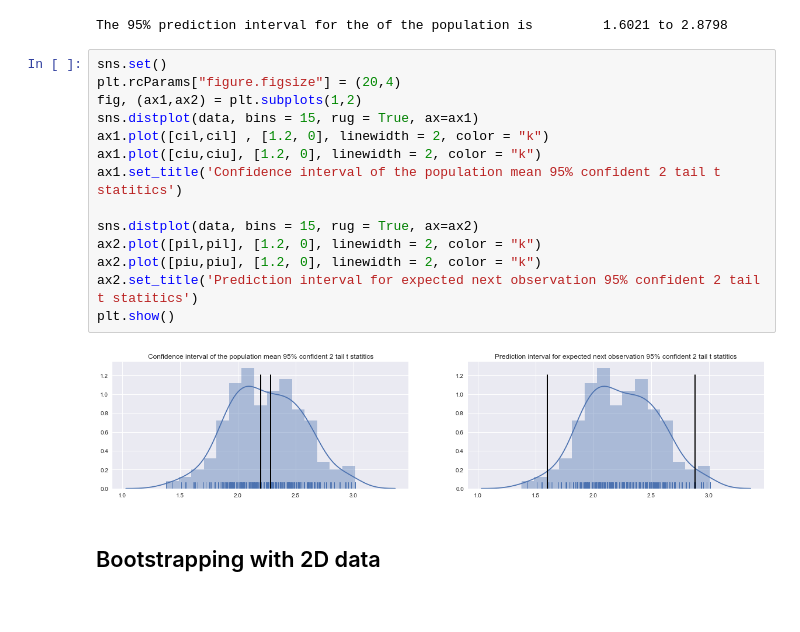
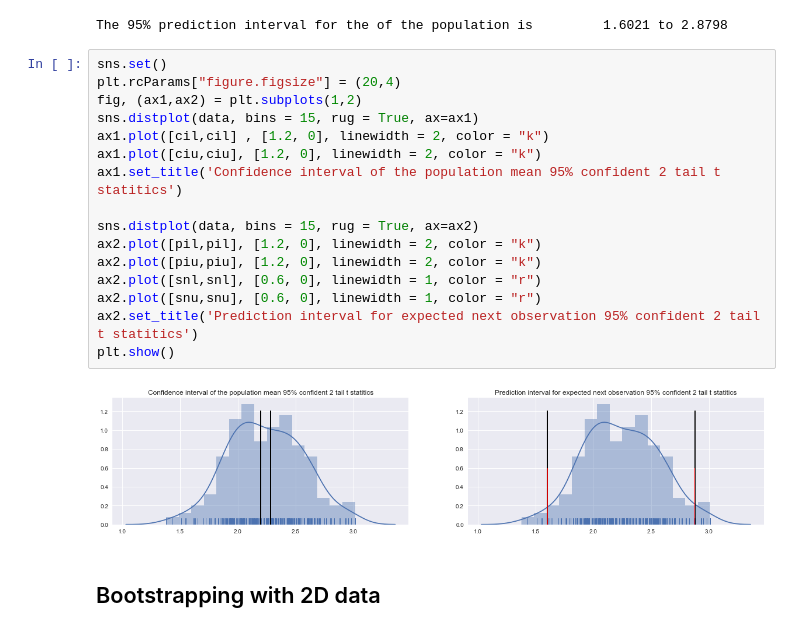
Before and after one commit to alsnkline/Springb, a Jupyter notebook: Reference/Inferential_Statistics.ipynb, the cells around one changed output. Drawn from its saved outputs; the diff is of its cells as text.

```diff
--- a/Reference/Inferential_Statistics.ipynb
+++ b/Reference/Inferential_Statistics.ipynb
@@ -626,19 +641,21 @@ The 95% prediction interval for the of the population is         1.6021 to 2.879
 # %%
 sns.set()
 plt.rcParams["figure.figsize"] = (20,4)
 fig, (ax1,ax2) = plt.subplots(1,2)
 sns.distplot(data, bins = 15, rug = True, ax=ax1)
 ax1.plot([cil,cil] , [1.2, 0], linewidth = 2, color = "k")
 ax1.plot([ciu,ciu], [1.2, 0], linewidth = 2, color = "k")
 ax1.set_title('Confidence interval of the population mean 95% confident 2 tail t statitics')
 
 sns.distplot(data, bins = 15, rug = True, ax=ax2)
 ax2.plot([pil,pil], [1.2, 0], linewidth = 2, color = "k")
 ax2.plot([piu,piu], [1.2, 0], linewidth = 2, color = "k")
+ax2.plot([snl,snl], [0.6, 0], linewidth = 1, color = "r")
+ax2.plot([snu,snu], [0.6, 0], linewidth = 1, color = "r")
 ax2.set_title('Prediction interval for expected next observation 95% confident 2 tail t statitics')
 plt.show()
 # %% [output]
-[figure, old version]
+[figure, new version]
 # %% [markdown]
 ## Bootstrapping with 2D data<a id="BS_2D"></a>
 # %%
```
Also changed, not shown: parts of 9 cells of this notebook, 4 other files.
